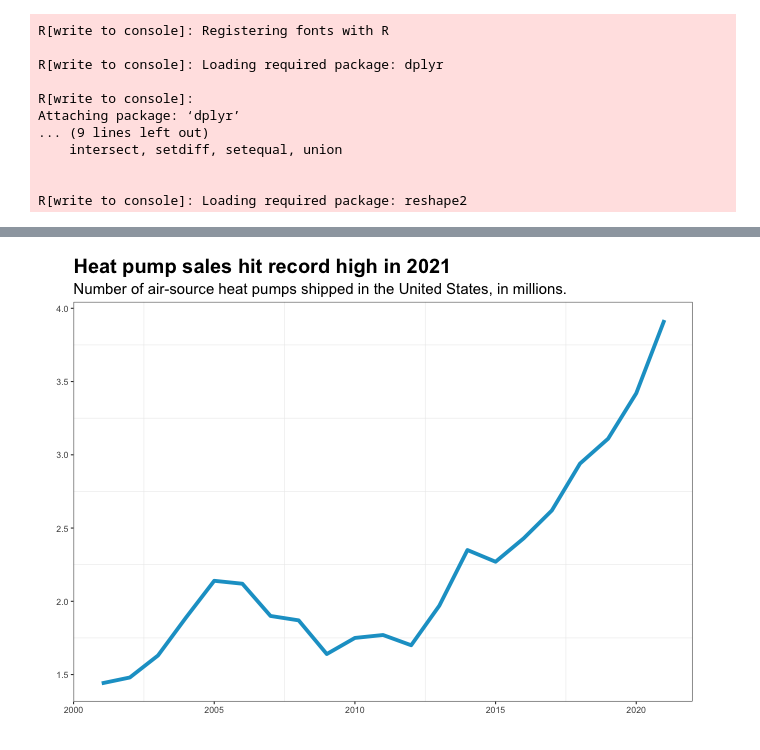
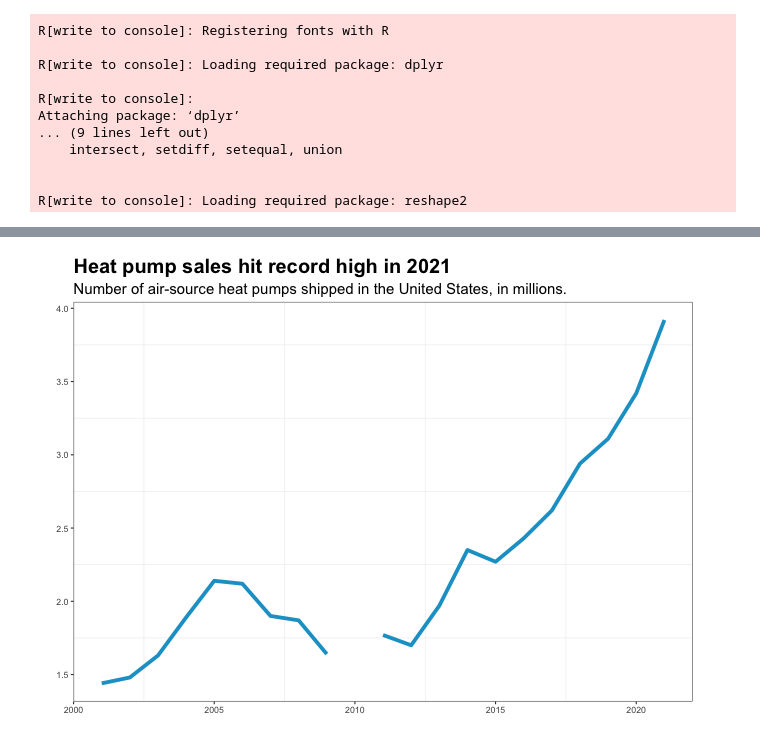
Before and after one commit to junekim6/heat-pump-nyc, a Jupyter notebook: heat-pump-shipments.ipynb, the cells around one changed output, grey strips where cells are left out. Drawn from its saved outputs; the diff is of its cells as text; code cells hidden in the pictures.

Commit message:
add interpolation / line breaks

```diff
--- a/heat-pump-shipments.ipynb
+++ b/heat-pump-shipments.ipynb
@@ -76,21 +91,25 @@ df.to_csv('heat-pump-national-shipment.csv', index=False)
 # %%
 %%R -w 660
 
 df <- read.csv(file = 'heat-pump-national-shipment.csv')
+df1 <- df %>% filter(year < 2010)
+df2 <- df %>% filter(year > 2010)
 
-ggplot(df) +
+
+ggplot() +
     aes(x=year, y=shipments_in_mill) +
-    geom_line(color="#18a1cd", size=1.8) +
+    geom_line(data=df1, color="#18a1cd", size=1.8) +
+    geom_line(data=df2, color="#18a1cd", size=1.8) +
     labs(
         title="Heat pump sales hit record high in 2021",
         subtitle="Number of air-source heat pumps shipped in the United States, in millions.",
         x="",
         y="") +
     theme_bw() +
     theme(
         plot.title = element_text(size = 20, face = "bold"),
         plot.subtitle = element_text(size = 15),
         panel.grid.major.x = element_blank(),
         panel.grid.major.y = element_blank())
 # %% [output]
-[figure, old version]
+[figure, new version]
```
Also changed, not shown: parts of 4 cells of this notebook, 1 other file.
